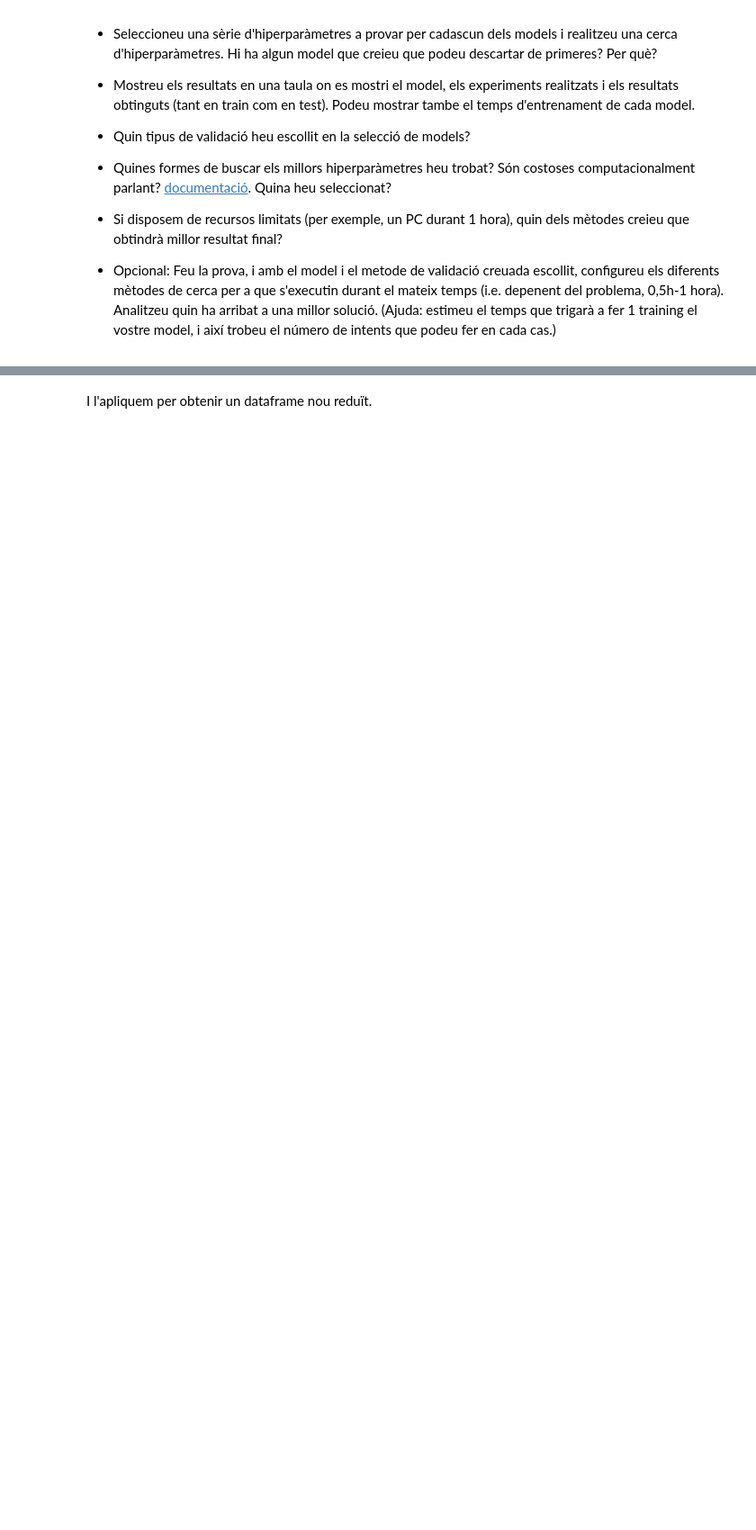
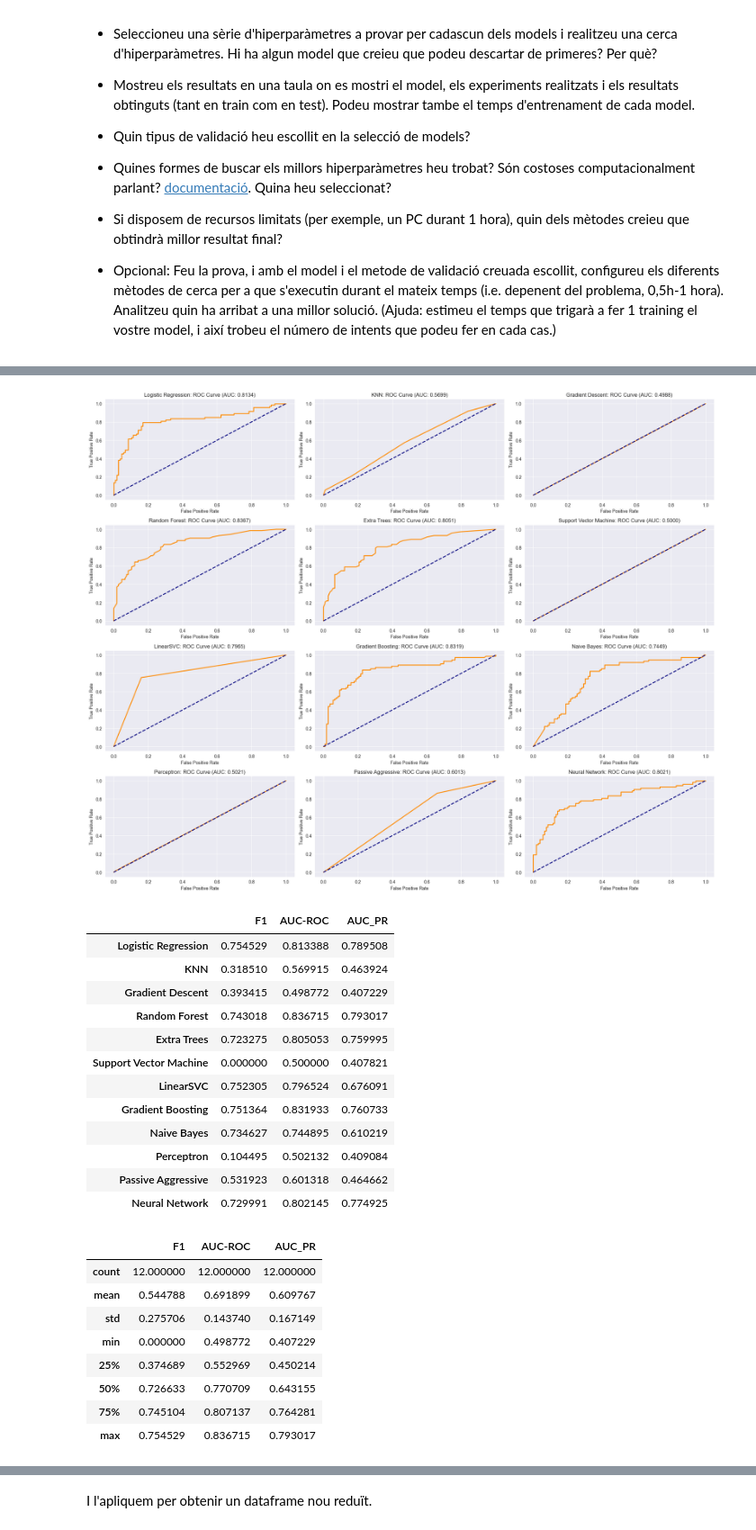
Before and after one commit to NatanSisoev/TitanicSurvival, a Jupyter notebook: practica.ipynb, the cells around one changed output, grey strips where cells are left out. Shown at 90% size. Drawn from its saved outputs; the diff is of its cells as text; code cells hidden in the pictures; blank space fills up the shorter version.

```diff
--- a/practica.ipynb
+++ b/practica.ipynb
@@ -1345,6 +1724,6 @@ class CValidator:
             f"overfit_gap": results[f"train_score"].mean() - results[f"test_score"].mean(),
         }
 
-        model.cv_results_ = pd.DataFrame([summary])
+        model.cv_results_ = summary
 
-        return model.cv_results_
+        return summary
@@ -1416,0 +1788,20 @@ Amb tot això, ja podem dur a terme un test bàsic evaluant cada model amb les m
+# %%
+results = []
+
+model = Model(
+    model_class=SVC,
+    dataframe=DATAFRAME,
+    hyperparameters={"class_weight": "balanced"}
+)
+
+with tqdm(CROSS_VALIDATORS, desc=f"Cross-validating {SUPPORT_VECTOR_MACHINE}", leave=False) as pbar:
+    for validator in pbar:
+        pbar.set_postfix({"validator": validator})
+        cv_result = CValidator.cross_validate(model, validator)
+        cv_result["validator"] = validator
+        cv_result["model"] = SUPPORT_VECTOR_MACHINE
+        results.append(cv_result)
+
+results_df = pd.DataFrame(results)
+results_df.set_index(["model", "validator"], inplace=True)
+display(results_df)
@@ -1416,0 +1826,13 @@ Amb tot això, ja podem dur a terme un test bàsic evaluant cada model amb les m
+# %%
+def evaluate(model: Model):
+    if not model.valid_pred:
+        model.predict()
+    test_score_mean = CValidator.cross_validate(model, REPEATED)["test_score_mean"]
+    model.metrics = {
+        F1: test_score_mean,
+        AUC_ROC: roc_auc_score(model.y_test, model.y_pred_probs),
+        AUC_PR: average_precision_score(model.y_test, model.y_pred_probs),
+    }
+    return model.metrics
+
+Metrics.evaluate = staticmethod(evaluate)
@@ -1417,26 +1843,50 @@ Amb tot això, ja podem dur a terme un test bàsic evaluant cada model amb les m
 # %%
 results = {}
 
 fig, axes = plt.subplots(4, 3, figsize=(20, 16))
 axes_iter = iter(axes.flatten())
 
-with tqdm(models.items(), desc=f"Evaluating models", leave=False) as pbar:
+with tqdm(MODELS.items(), desc=f"Evaluating models", leave=False) as pbar:
     for model_name, model_class in pbar:
         pbar.set_postfix({"model": model_name})
 
         model = Model(
             model_class=model_class,
             dataframe=DATAFRAME,
             name=model_name
         )
 
         results[model_name] = Metrics.evaluate(model)
         Plotter.plot_roc(model=model, plot_ax=next(axes_iter))
 
 plt.tight_layout()
 plt.show()
 
 results_df = pd.DataFrame.from_dict(results, orient="index")
 display(results_df)
 display(results_df.describe())
+# %% [output]
+[figure, added]
+|  | F1 | AUC-ROC | AUC_PR |
+| Logistic Regression | 0.754529 | 0.813388 | 0.789508 |
+| KNN | 0.318510 | 0.569915 | 0.463924 |
+| Gradient Descent | 0.393415 | 0.498772 | 0.407229 |
+| Random Forest | 0.743018 | 0.836715 | 0.793017 |
+| Extra Trees | 0.723275 | 0.805053 | 0.759995 |
+| Support Vector Machine | 0.000000 | 0.500000 | 0.407821 |
+| LinearSVC | 0.752305 | 0.796524 | 0.676091 |
+| Gradient Boosting | 0.751364 | 0.831933 | 0.760733 |
+| Naive Bayes | 0.734627 | 0.744895 | 0.610219 |
+| Perceptron | 0.104495 | 0.502132 | 0.409084 |
+| Passive Aggressive | 0.531923 | 0.601318 | 0.464662 |
+| Neural Network | 0.729991 | 0.802145 | 0.774925 |
+|  | F1 | AUC-ROC | AUC_PR |
+| count | 12.000000 | 12.000000 | 12.000000 |
+| mean | 0.544788 | 0.691899 | 0.609767 |
+| std | 0.275706 | 0.143740 | 0.167149 |
+| min | 0.000000 | 0.498772 | 0.407229 |
+| 25% | 0.374689 | 0.552969 | 0.450214 |
+| 50% | 0.726633 | 0.770709 | 0.643155 |
+| 75% | 0.745104 | 0.807137 | 0.764281 |
+| max | 0.754529 | 0.836715 | 0.793017 |
 # %% [markdown]
```
Also changed, not shown: parts of 115 cells of this notebook, 10 other files.
